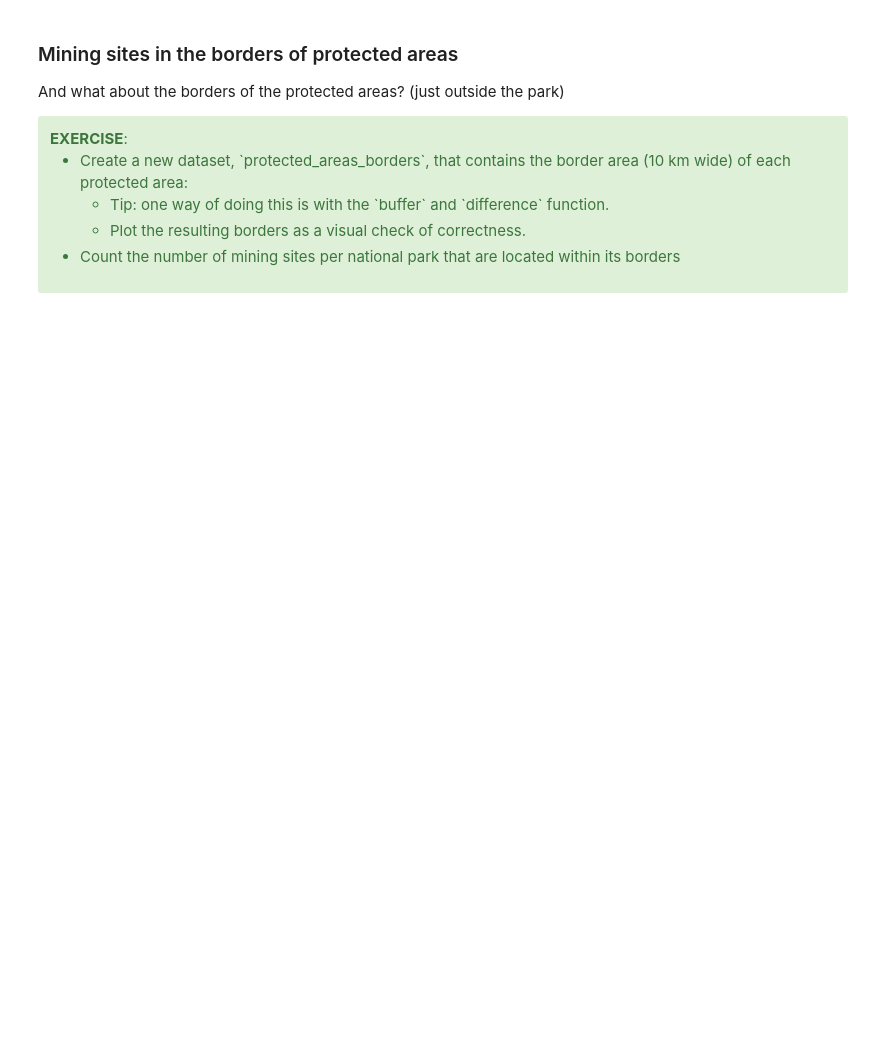
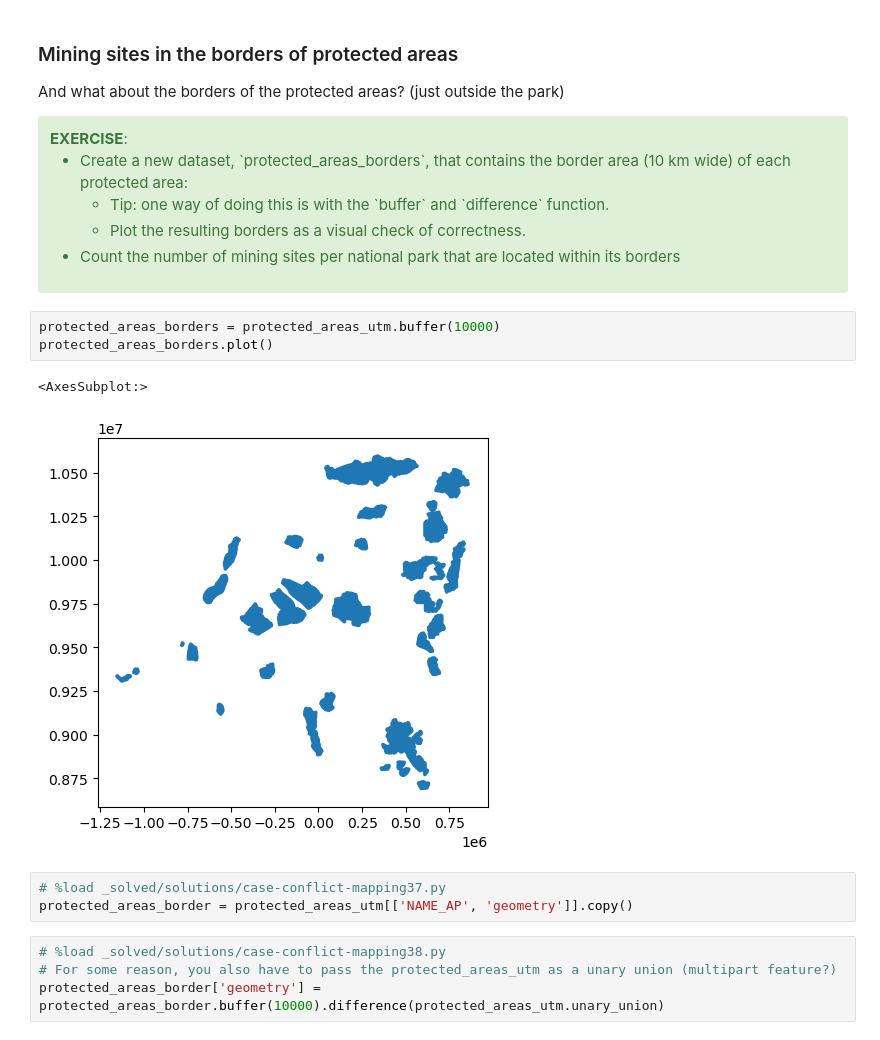
Before and after one commit to ThomasService/scipy2018-geospatial-data, a Jupyter notebook: case-conflict-mapping.ipynb, the cells around one changed output. Drawn from its saved outputs; the diff is of its cells as text; blank space fills up the shorter version.

```diff
--- a/case-conflict-mapping.ipynb
+++ b/case-conflict-mapping.ipynb
@@ -373,4 +477,17 @@ And what about the borders of the protected areas? (just outside the park)
  </ul>
 
 </div>
+# %%
+protected_areas_borders = protected_areas_utm.buffer(10000)
+protected_areas_borders.plot()
+# %% [output]
+<AxesSubplot:>
+[figure, added]
+# %%
+# %load _solved/solutions/case-conflict-mapping37.py
+protected_areas_border = protected_areas_utm[['NAME_AP', 'geometry']].copy()
+# %%
+# %load _solved/solutions/case-conflict-mapping38.py
+# For some reason, you also have to pass the protected_areas_utm as a unary union (multipart feature?)
+protected_areas_border['geometry'] = protected_areas_border.buffer(10000).difference(protected_areas_utm.unary_union)
 # %%
```
Also changed, not shown: parts of 32 cells of this notebook.
